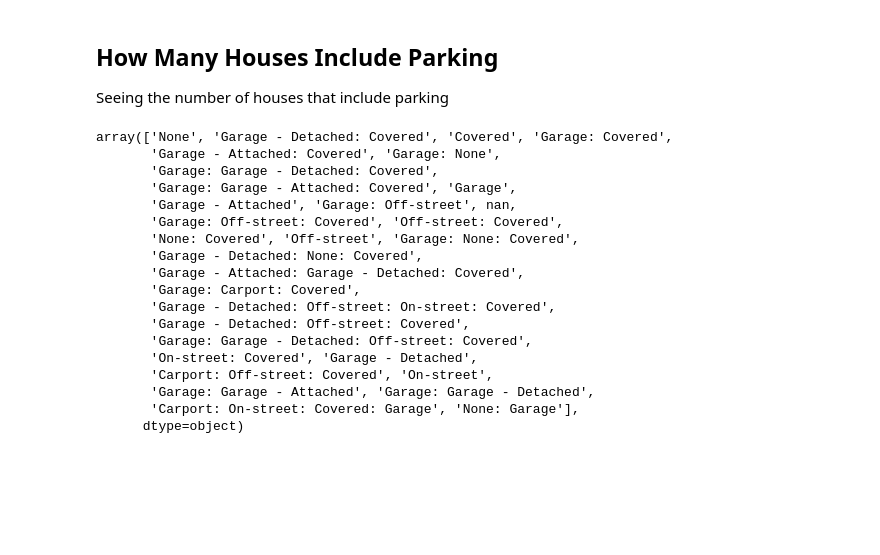
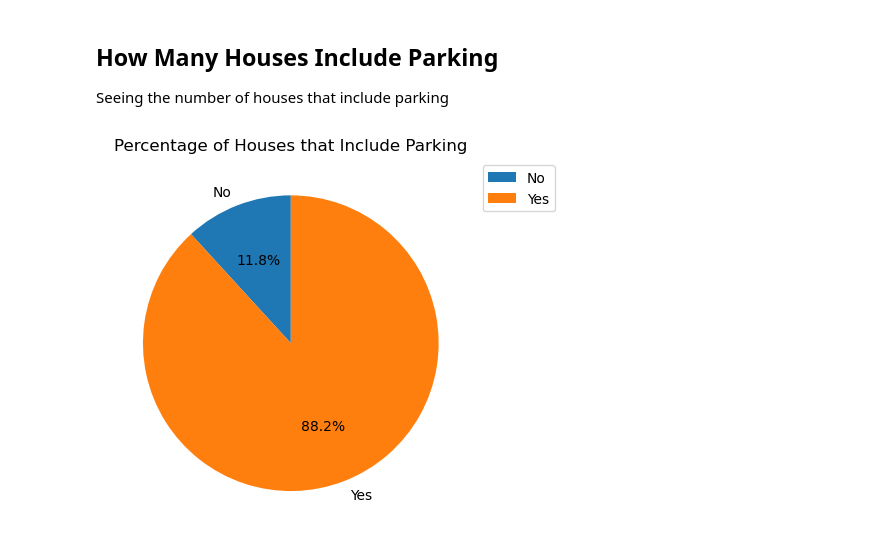
Before and after one commit to TylerLyczak/CS418-FinalProject, a Jupyter notebook: CS418-FinalProject.ipynb, the cells around one changed output. Cells and saved outputs as stored; diff of their text form; code cells hidden in the pictures; blank space fills up the shorter version.

```diff
--- a/CS418-FinalProject.ipynb
+++ b/CS418-FinalProject.ipynb
@@ -318,47 +318,29 @@ How Many Houses Include Parking
 ---
 Seeing the number of houses that include parking
 # %%
-dfhouses['Parking'].unique()
 
 # Make a dictionary to keep count
 parking_count = {}
 parking_count['No'] = 0
 parking_count['Yes'] = 0
 
 # Iterate over every row, check if the row is equal to None
 for i, row in dfhouses.loc[:, ['Parking']].iterrows():
     if str(row['Parking']) == "None":
         parking_count['No'] += 1
     else:
         parking_count['Yes'] += 1
 
 # Get the x and y vals
 x_vals = np.array(list(parking_count.keys()), dtype="object")
 y_vals = np.array(list(parking_count.values()), dtype="int")
 
 # Plot the pie graph for the top 8
 style.use('default')
 fig1, ax1 = plt.subplots()
-pie = ax1.pie(y_vals, labels=y_vals, autopct='%1.1f%%', shadow=False, startangle=90)
+pie = ax1.pie(y_vals, labels=x_vals, autopct='%1.1f%%', shadow=False, startangle=90)
 plt.legend(pie[0], x_vals, bbox_to_anchor = (1,1))
-plt.title('Top 8 Zip Codes for Average Price Per SQFT')
+plt.title('Percentage of Houses that Include Parking')
 plt.show()
 # %% [output]
-array(['None', 'Garage - Detached: Covered', 'Covered', 'Garage: Covered',
-       'Garage - Attached: Covered', 'Garage: None',
-       'Garage: Garage - Detached: Covered',
-       'Garage: Garage - Attached: Covered', 'Garage',
-       'Garage - Attached', 'Garage: Off-street', nan,
-       'Garage: Off-street: Covered', 'Off-street: Covered',
-       'None: Covered', 'Off-street', 'Garage: None: Covered',
-       'Garage - Detached: None: Covered',
-       'Garage - Attached: Garage - Detached: Covered',
-       'Garage: Carport: Covered',
-       'Garage - Detached: Off-street: On-street: Covered',
-       'Garage - Detached: Off-street: Covered',
-       'Garage: Garage - Detached: Off-street: Covered',
-       'On-street: Covered', 'Garage - Detached',
-       'Carport: Off-street: Covered', 'On-street',
-       'Garage: Garage - Attached', 'Garage: Garage - Detached',
-       'Carport: On-street: Covered: Garage', 'None: Garage'],
-      dtype=object)
+[figure, added]
```
Also changed, not shown: parts of 1 cell of this notebook.
